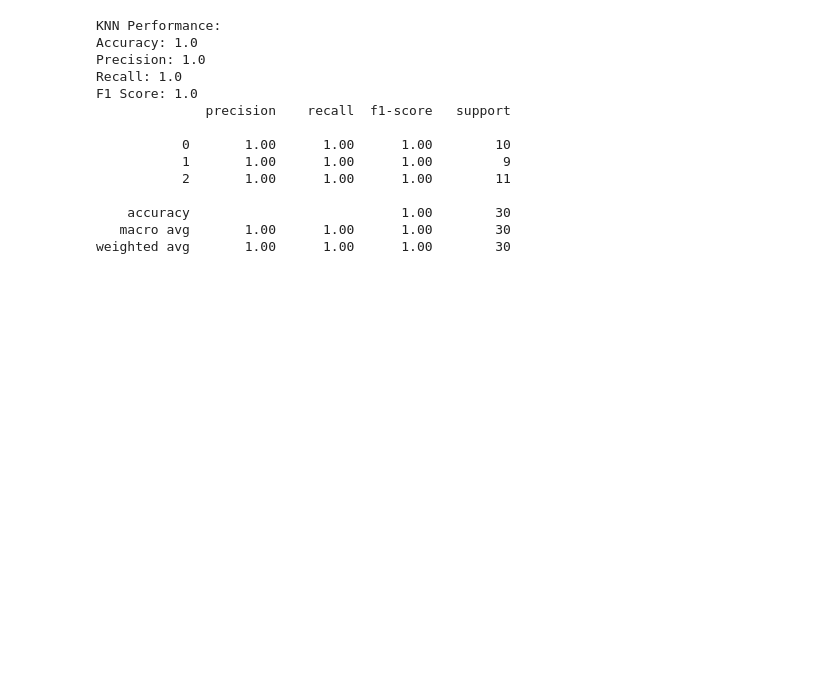
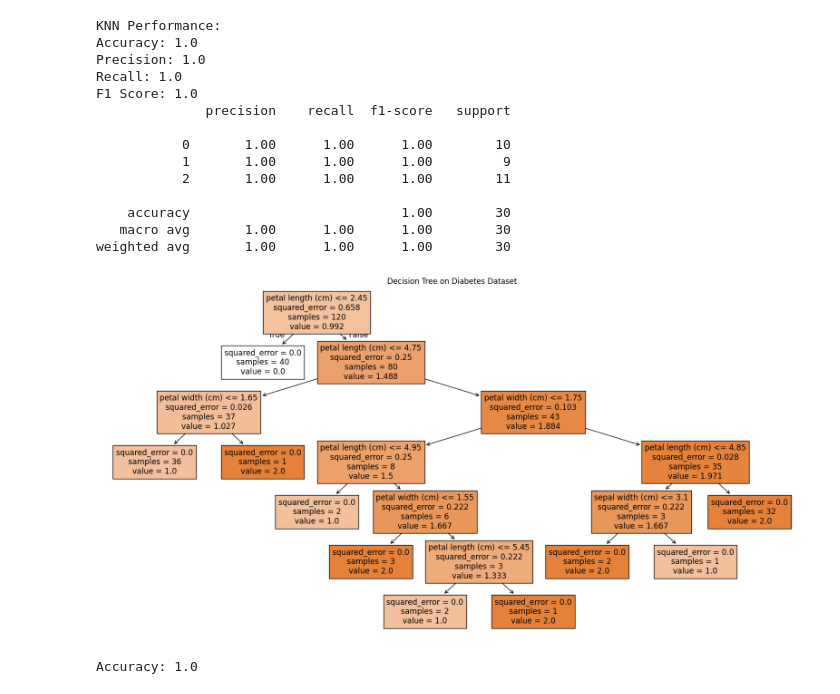
Before and after one commit to KeerthanaSistla/ML, a Jupyter notebook: Sem5ML.ipynb, the cells around one changed output. Drawn from its saved outputs; the diff is of its cells as text; code cells hidden in the pictures; blank space fills up the shorter version.

```diff
--- a/Sem5ML.ipynb
+++ b/Sem5ML.ipynb
@@ -1777,3 +1778,54 @@ F1 Score: 1.0
     accuracy                           1.00        30
    macro avg       1.00      1.00      1.00        30
 weighted avg       1.00      1.00      1.00        30
+# %%
+from sklearn.datasets import load_iris
+from sklearn.tree import DecisionTreeRegressor, plot_tree
+from sklearn.model_selection import train_test_split
+import matplotlib.pyplot as plt
+
+# Load dataset
+diabetes = load_iris()
+X_train, X_test, y_train, y_test = train_test_split(iris.data, iris.target, test_size=0.2, random_state=42)
+
+# Train Decision Tree
+tree = DecisionTreeRegressor(random_state=42)
+tree.fit(X_train, y_train)
+
+# Plot Tree
+plt.figure(figsize=(20,10))
+plot_tree(tree, feature_names=diabetes.feature_names, filled=True)
+plt.title("Decision Tree on Diabetes Dataset")
+plt.show()
+# %% [output]
+[figure, added]
+# %%
+import pandas as pd
+from sklearn.model_selection import train_test_split
+from sklearn.naive_bayes import GaussianNB
+from sklearn.metrics import accuracy_score
+
+# Sample Loan Dataset (Replace with your actual dataset)
+data = {
+    'income': [50000, 60000, 35000, 90000, 30000],
+    'age': [25, 35, 23, 45, 22],
+    'loan_amount': [20000, 25000, 15000, 30000, 12000],
+    'default': [0, 0, 1, 0, 1]
+}
+
+df = pd.DataFrame(data)
+
+X = df.drop('default', axis=1)
+y = df['default']
+
+X_train, X_test, y_train, y_test = train_test_split(X, y, test_size=0.2, random_state=42)
+
+# Train Naive Bayes
+model = GaussianNB()
+model.fit(X_train, y_train)
+
+# Predict
+y_pred = model.predict(X_test)
+print("Accuracy:", accuracy_score(y_test, y_pred))
+# %% [output]
+Accuracy: 1.0
```
Also changed, not shown: parts of 7 cells of this notebook.
